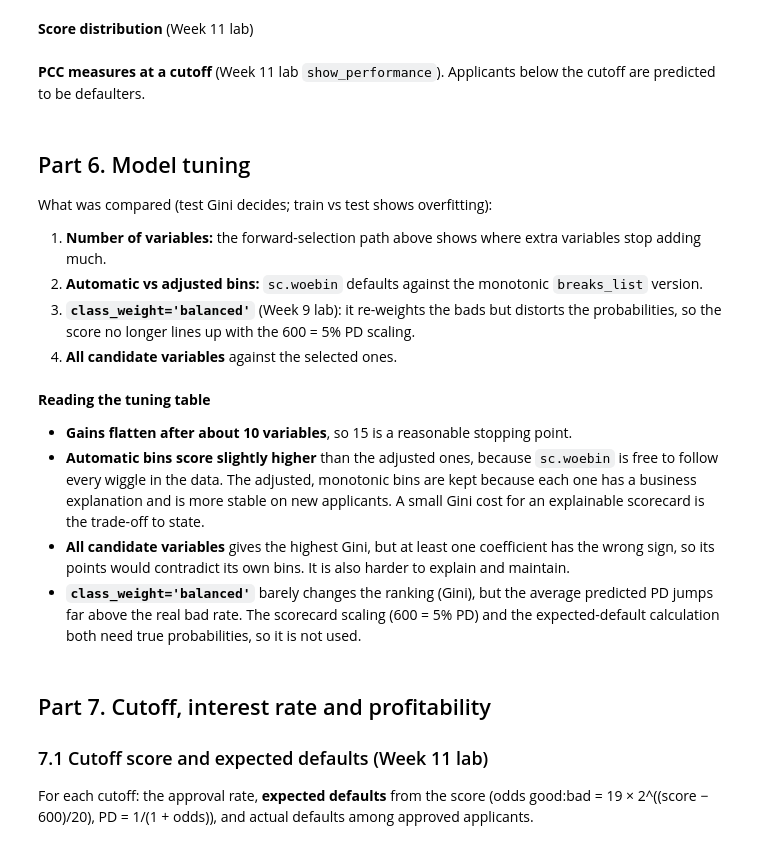
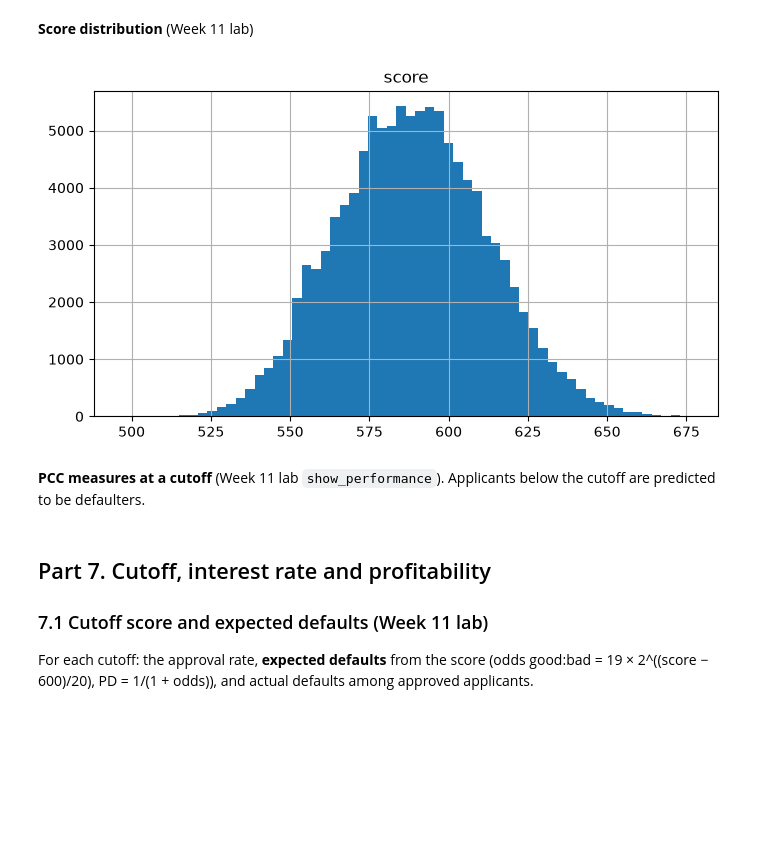
Before and after one commit to AmateurMadman/is453-group7-credit-scorecard, a Jupyter notebook: IS453_G7_Scorecard_Combined.ipynb, the cells around one changed output. Drawn from its saved outputs; the diff is of its cells as text; code cells hidden in the pictures; blank space fills up the shorter version.

```diff
--- a/IS453_G7_Scorecard_Combined.ipynb
+++ b/IS453_G7_Scorecard_Combined.ipynb
@@ -481,7 +802,11 @@ breaks_adj = {
     'TERM_MONTHS':                  [10.5, 21.5],             # short (under ~10m) and long (22m+) loans safer than 11-21m
 }
 
-bins = sc.woebin(train[screened + ['TARGET']], y='TARGET', breaks_list=breaks_adj)
+declared_breaks_adj = breaks_adj.copy()
+breaks_adj = {k: v for k, v in declared_breaks_adj.items() if k in screened}
+print('Applied manual bin breaks:', list(breaks_adj))
+print('Skipped (not IV-screened in this run):', sorted(set(declared_breaks_adj) - set(breaks_adj)))
+bins = sc.woebin(train[screened + ['TARGET']], y='TARGET', breaks_list=breaks_adj) if breaks_adj else bins_auto
 
 coarse_summary = pd.DataFrame([dict(variable=k, IV_coarse=v['total_iv'].iloc[0], n_bins=len(v), monotonic=is_monotonic(v))
                                for k, v in bins.items()]).sort_values('IV_coarse', ascending=False).reset_index(drop=True)
@@ -553,7 +1053,14 @@ path.round(4)
 # %%
-# final model (same call as the Week 11 lab)
-X_train, X_test = train_woe[selected], test_woe[selected]
+# UPDATED — AFTER model choice, fit on train and evaluate on untouched test data.
+test_woe = sc.woebin_ply(test[coarse_kept + ['TARGET']], bins)
+test_woe.index = test.index
+y_test = test_woe['TARGET']
+X_train, X_valid, X_test = train_woe[selected], valid_woe[selected], test_woe[selected]
 lr = linear_model.LogisticRegression(max_iter=1000)
 lr.fit(X_train, y_train)
-coefs = pd.Series(np.concatenate([lr.intercept_, lr.coef_[0]]), index=np.concatenate([['intercept'], lr.feature_names_in_]))
-pd.DataFrame({'coef': coefs, 'IV': [np.nan] + [iv_of[c[:-4]] for c in selected]}).round(4)
+coefs = pd.Series(np.concatenate([lr.intercept_, lr.coef_[0]]),
+                  index=np.concatenate([['intercept'], lr.feature_names_in_]))
+coef_table = pd.DataFrame({'coef': coefs, 'IV': [np.nan] + [iv_of[c[:-4]] for c in selected]})
+assert np.isfinite(lr.coef_).all() and np.isfinite(lr.intercept_).all()
+assert len(lr.feature_names_in_) == len(selected)
+display(coef_table.round(4))
@@ -630,10 +1262,13 @@ print(f"Test K-S {ks_df['gap'].max():.2%} at score {ks_score:.0f}")
 # %% [markdown]
 **Score distribution** (Week 11 lab)
 # %%
-combined_score = pd.concat([train_score, test_score], ignore_index=True)
-combined_score.hist(figsize = (7, 4), bins = 60)
+combined_score = pd.concat([train_score, valid_score, test_score], ignore_index=True)
+combined_score.hist(figsize=(7, 4), bins=60)
 plt.tight_layout()
 plt.savefig('g7_score_distribution.png', dpi=150)
+plt.show()
+# %% [output]
+[figure, added]
 # %% [markdown]
 **PCC measures at a cutoff** (Week 11 lab `show_performance`). Applicants below the cutoff are predicted to be defaulters.
 # %%
@@ -657,8 +1294,0 @@ def pcc_at(cutoff):
-# %% [markdown]
-## Part 6. Model tuning
-What was compared (test Gini decides; train vs test shows overfitting):
-1. **Number of variables:** the forward-selection path above shows where extra variables stop adding much.
-2. **Automatic vs adjusted bins:** `sc.woebin` defaults against the monotonic `breaks_list` version.
-3. **`class_weight='balanced'`** (Week 9 lab): it re-weights the bads but distorts the probabilities, so the score no longer
-   lines up with the 600 = 5% PD scaling.
-4. **All candidate variables** against the selected ones.
@@ -684,13 +1295,3 @@ tuning.round(4)
-# %% [markdown]
-**Reading the tuning table**
-* **Gains flatten after about 10 variables**, so 15 is a reasonable stopping point.
-* **Automatic bins score slightly higher** than the adjusted ones, because `sc.woebin` is free to follow every wiggle in
-  the data. The adjusted, monotonic bins are kept because each one has a business explanation and is more stable on
-  new applicants. A small Gini cost for an explainable scorecard is the trade-off to state.
-* **All candidate variables** gives the highest Gini, but at least one coefficient has the wrong sign, so its points would
-  contradict its own bins. It is also harder to explain and maintain.
-* **`class_weight='balanced'`** barely changes the ranking (Gini), but the average predicted PD jumps far above the real
-  bad rate. The scorecard scaling (600 = 5% PD) and the expected-default calculation both need true probabilities, so it is not used.
 # %% [markdown]
 ## Part 7. Cutoff, interest rate and profitability
 ### 7.1 Cutoff score and expected defaults (Week 11 lab)
```
Also changed, not shown: parts of 53 cells of this notebook.
